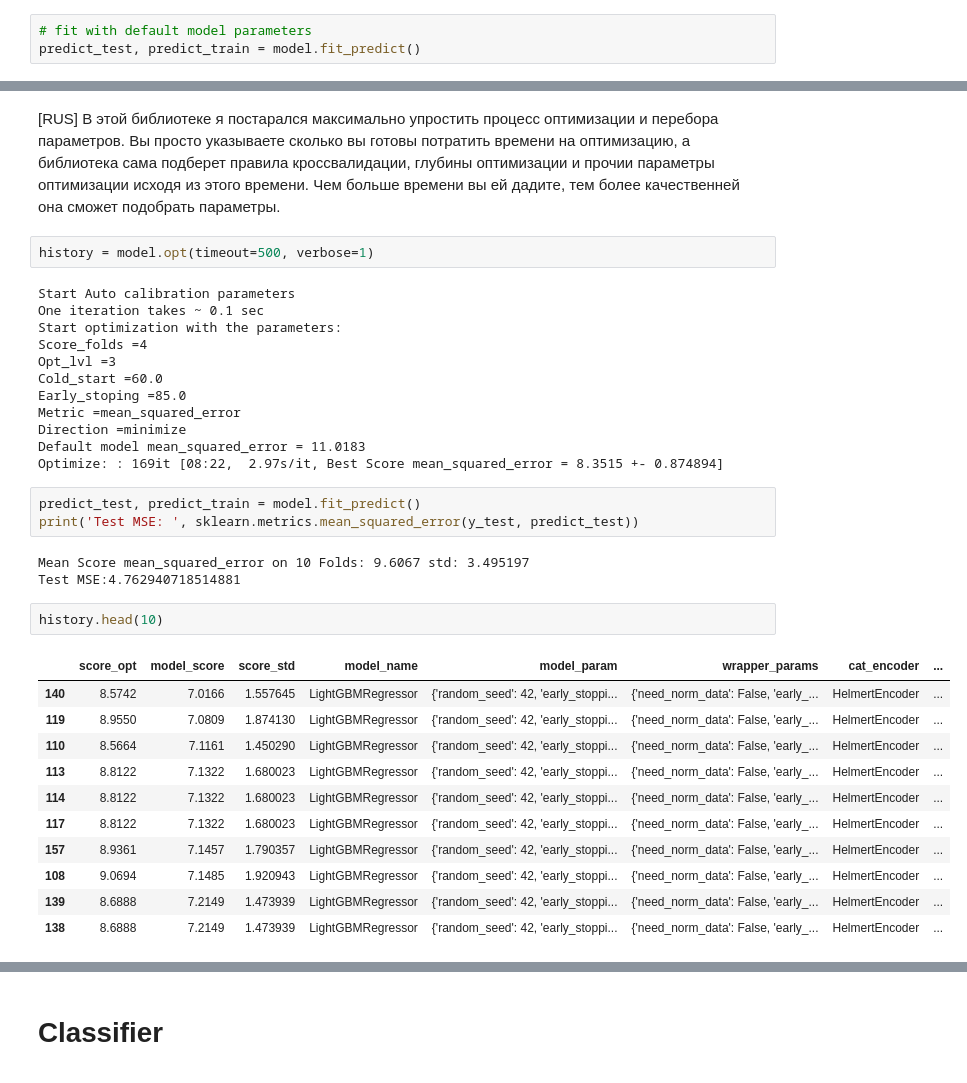
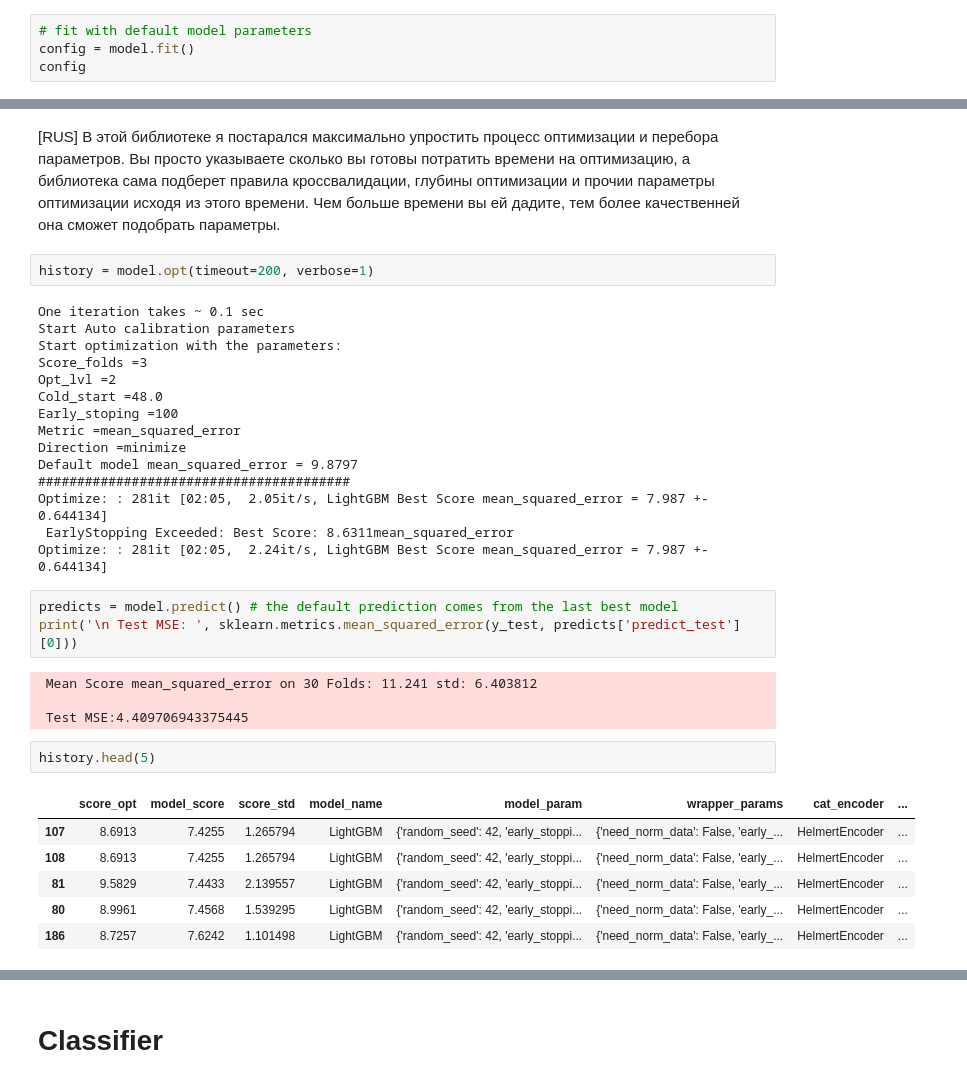
Before and after one commit to Alex-Lekov/AutoML_Alex, a Jupyter notebook: examples/02_Models_v1.ipynb, the cells around one changed output, grey strips where cells are left out. Cells and saved outputs as stored; diff of their text form.

```diff
--- a/examples/02_Models_v1.ipynb
+++ b/examples/02_Models_v1.ipynb
@@ -55,5 +55,6 @@ model = LightGBM(X_train, y_train, X_test, type_of_estimator='regression', rando
 model = LightGBMRegressor(X_train, y_train, X_test, random_state=RANDOM_SEED)
 # %%
 # fit with default model parameters
-predict_test, predict_train = model.fit_predict()
+config = model.fit()
+config
 # %% [output]
@@ -71,39 +87,38 @@ In this library, I tried to simplify the process of optimizing and iterating par
 [RUS]
 В этой библиотеке я постарался максимально упростить процесс оптимизации и перебора параметров. Вы просто указываете сколько вы готовы потратить времени на оптимизацию, а библиотека сама подберет правила кроссвалидации, глубины оптимизации и прочии параметры оптимизации исходя из этого времени. Чем больше времени вы ей дадите, тем более качественней она сможет подобрать параметры.
 # %%
-history = model.opt(timeout=500, verbose=1)
+history = model.opt(timeout=200, verbose=1)
 # %% [output]
+One iteration takes ~ 0.1 sec
 Start Auto calibration parameters
-One iteration takes ~ 0.1 sec
 Start optimization with the parameters:
-Score_folds =4
-Opt_lvl =3
-Cold_start =60.0
-Early_stoping =85.0
+Score_folds =3
+Opt_lvl =2
+Cold_start =48.0
+Early_stoping =100
 Metric =mean_squared_error
 Direction =minimize
-Default model mean_squared_error = 11.0183
-Optimize: : 169it [08:22,  2.97s/it, Best Score mean_squared_error = 8.3515 +- 0.874894]
+Default model mean_squared_error = 9.8797
+########################################
+Optimize: : 281it [02:05,  2.05it/s, LightGBM Best Score mean_squared_error = 7.987 +- 0.644134]
+ EarlyStopping Exceeded: Best Score: 8.6311mean_squared_error
+Optimize: : 281it [02:05,  2.24it/s, LightGBM Best Score mean_squared_error = 7.987 +- 0.644134]
 # %%
-predict_test, predict_train = model.fit_predict()
-print('Test MSE: ', sklearn.metrics.mean_squared_error(y_test, predict_test))
+predicts = model.predict() # the default prediction comes from the last best model
+print('\n Test MSE: ', sklearn.metrics.mean_squared_error(y_test, predicts['predict_test'][0]))
 # %% [output]
-Mean Score mean_squared_error on 10 Folds: 9.6067 std: 3.495197
-Test MSE:4.762940718514881
+ Mean Score mean_squared_error on 30 Folds: 11.241 std: 6.403812
+
+ Test MSE:4.409706943375445
 # %%
-history.head(10)
+history.head(5)
 # %% [output]
 |  | score_opt | model_score | score_std | model_name | model_param | wrapper_params | cat_encoder | ... |
-| 140 | 8.5742 | 7.0166 | 1.557645 | LightGBMRegressor | {'random_seed': 42, 'early_stoppi... | {'need_norm_data': False, 'early_... | HelmertEncoder | ... |
-| 119 | 8.9550 | 7.0809 | 1.874130 | LightGBMRegressor | {'random_seed': 42, 'early_stoppi... | {'need_norm_data': False, 'early_... | HelmertEncoder | ... |
-| 110 | 8.5664 | 7.1161 | 1.450290 | LightGBMRegressor | {'random_seed': 42, 'early_stoppi... | {'need_norm_data': False, 'early_... | HelmertEncoder | ... |
-| 113 | 8.8122 | 7.1322 | 1.680023 | LightGBMRegressor | {'random_seed': 42, 'early_stoppi... | {'need_norm_data': False, 'early_... | HelmertEncoder | ... |
-| 114 | 8.8122 | 7.1322 | 1.680023 | LightGBMRegressor | {'random_seed': 42, 'early_stoppi... | {'need_norm_data': False, 'early_... | HelmertEncoder | ... |
-| 117 | 8.8122 | 7.1322 | 1.680023 | LightGBMRegressor | {'random_seed': 42, 'early_stoppi... | {'need_norm_data': False, 'early_... | HelmertEncoder | ... |
-| 157 | 8.9361 | 7.1457 | 1.790357 | LightGBMRegressor | {'random_seed': 42, 'early_stoppi... | {'need_norm_data': False, 'early_... | HelmertEncoder | ... |
-| 108 | 9.0694 | 7.1485 | 1.920943 | LightGBMRegressor | {'random_seed': 42, 'early_stoppi... | {'need_norm_data': False, 'early_... | HelmertEncoder | ... |
-| 139 | 8.6888 | 7.2149 | 1.473939 | LightGBMRegressor | {'random_seed': 42, 'early_stoppi... | {'need_norm_data': False, 'early_... | HelmertEncoder | ... |
-| 138 | 8.6888 | 7.2149 | 1.473939 | LightGBMRegressor | {'random_seed': 42, 'early_stoppi... | {'need_norm_data': False, 'early_... | HelmertEncoder | ... |
+| 107 | 8.6913 | 7.4255 | 1.265794 | LightGBM | {'random_seed': 42, 'early_stoppi... | {'need_norm_data': False, 'early_... | HelmertEncoder | ... |
+| 108 | 8.6913 | 7.4255 | 1.265794 | LightGBM | {'random_seed': 42, 'early_stoppi... | {'need_norm_data': False, 'early_... | HelmertEncoder | ... |
+| 81 | 9.5829 | 7.4433 | 2.139557 | LightGBM | {'random_seed': 42, 'early_stoppi... | {'need_norm_data': False, 'early_... | HelmertEncoder | ... |
+| 80 | 8.9961 | 7.4568 | 1.539295 | LightGBM | {'random_seed': 42, 'early_stoppi... | {'need_norm_data': False, 'early_... | HelmertEncoder | ... |
+| 186 | 8.7257 | 7.6242 | 1.101498 | LightGBM | {'random_seed': 42, 'early_stoppi... | {'need_norm_data': False, 'early_... | HelmertEncoder | ... |
 # %%
 model.plot_opt_history()
 # %% [output]
```
Also changed, not shown: parts of 35 cells of this notebook, 11 other files.
